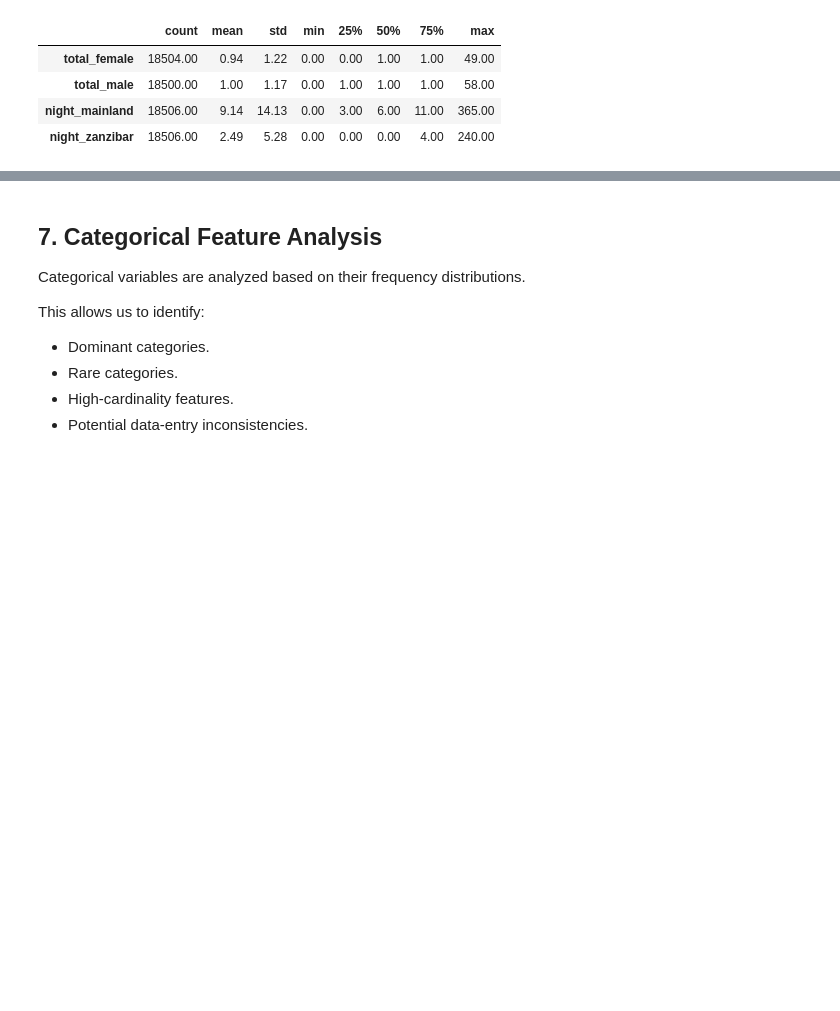
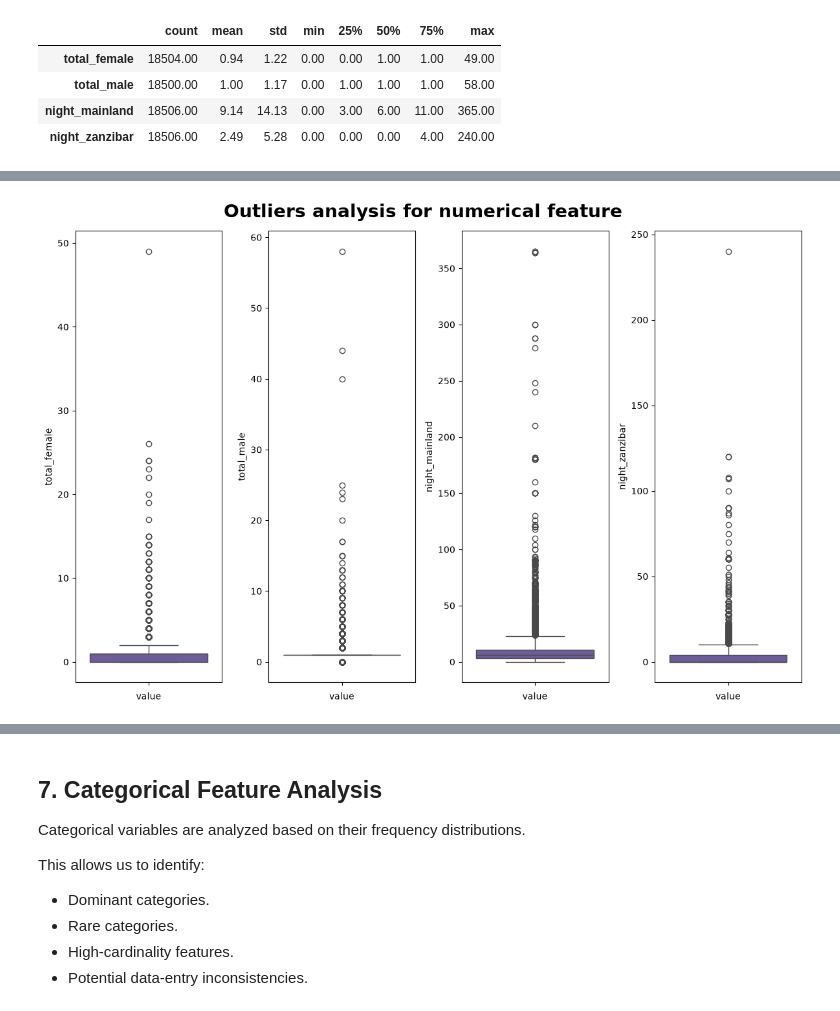
Before and after one commit to kareem0088/tanzania-tourism-classification, a Jupyter notebook: notebooks/01_statistical_eda.ipynb, the cells around one changed output, grey strips where cells are left out. Saved outputs shown, nothing was run; the diff lists cells and outputs as text; code cells hidden in the pictures; blank space fills up the shorter version.

```diff
--- a/notebooks/01_statistical_eda.ipynb
+++ b/notebooks/01_statistical_eda.ipynb
@@ -266,0 +343,13 @@ array([[<Axes: ylabel='Density'>, <Axes: ylabel='Density'>],
+# %%
+fig, axes = plt.subplots(1,4, figsize=(12,8))
+for i, col in enumerate(NUMERIC_COLS):
+    sns.boxplot(
+        data=df,
+        y=col,
+        ax=axes[i],
+        color="#6a51a3")
+    axes[i].set_xlabel("value")
+fig.suptitle("Outliers analysis for numerical feature",y=0.98,fontsize=20,fontweight='bold')
+plt.tight_layout()
+# %% [output]
+[figure, added]
```
Also changed, not shown: parts of 22 cells of this notebook.
